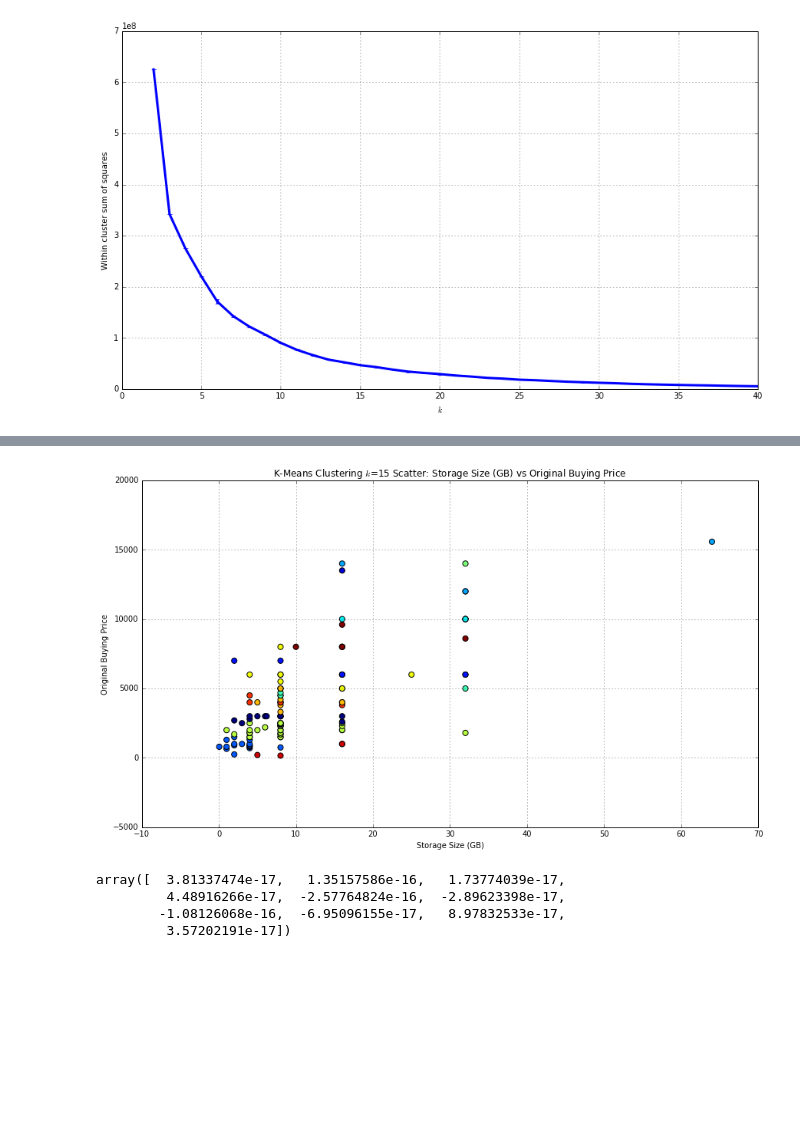
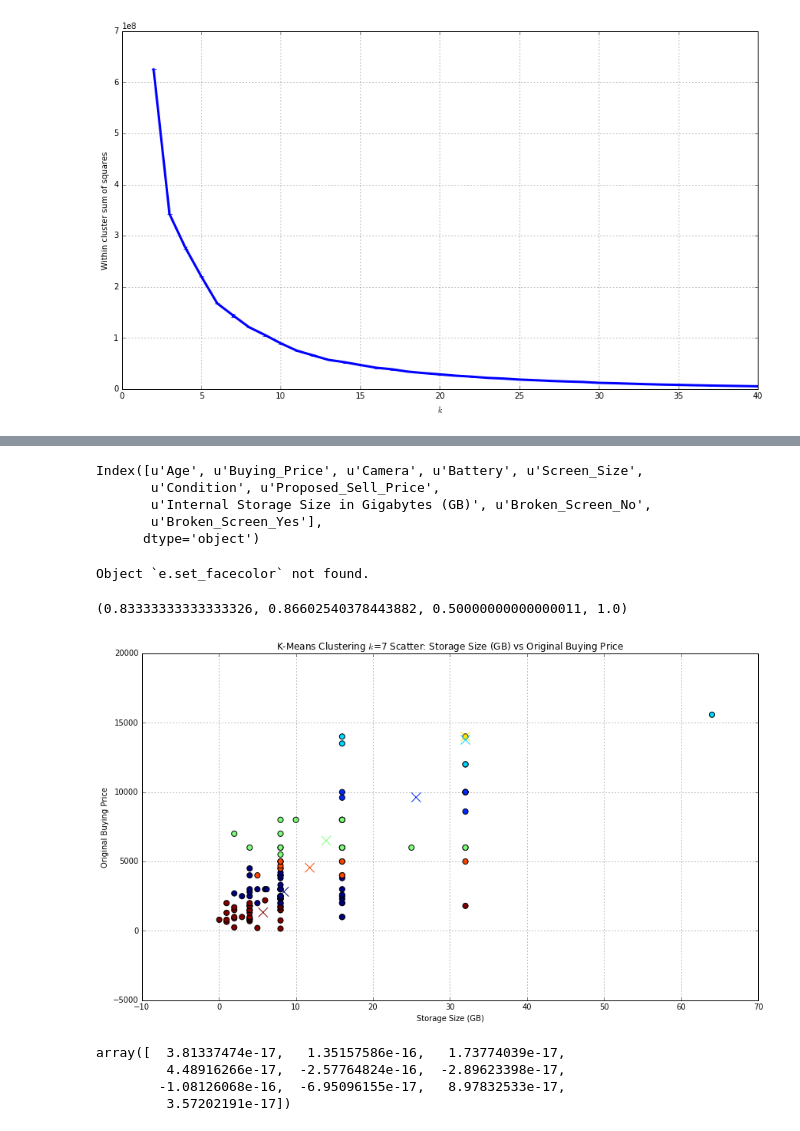
Before and after one commit to vukosim/aims-workshop-vm, a Jupyter notebook: notebooks/1-data-exploration-sell-phone-unsupervised-learning.ipynb, the cells around one changed output, grey strips where cells are left out. Saved outputs shown, nothing was run; the diff lists cells and outputs as text; code cells hidden in the pictures; blank space fills up the shorter version.

```diff
--- a/notebooks/1-data-exploration-sell-phone-unsupervised-learning.ipynb
+++ b/notebooks/1-data-exploration-sell-phone-unsupervised-learning.ipynb
@@ -98,15 +98,20 @@ X = df_continuous.values
 reps = 5
 # %%
 within_cluster = []
+silhouette = []
 x_range = range(2,41)
 for k in x_range:
     temp_wc = []
+    temp_si = []
     for i in range(reps):
         clf = KMeans(n_clusters=k,n_jobs=-1)
         clf.fit(X)
         temp_wc.append(clf.inertia_)
+        temp_si.append(silhouette_score(X, clf.predict(X)))
     within_cluster.append(temp_wc)
+    silhouette.append(temp_si)
 within_cluster = np.array(within_cluster)
+silhouette = np.array(silhouette)
 # %%
 pyplot.errorbar(x_range,np.mean(within_cluster,axis=1),
                 yerr = np.std(within_cluster,axis=1), linewidth=linewidth)
@@ -118,5 +131,5 @@ plt.grid()
 # %%
-k = 15
+k = 7
 # %%
 clf = KMeans(n_clusters=k,n_jobs=-1)
 clf.fit(X)
@@ -127,14 +140,32 @@ cluster_colors = []
+# %%
+df_continuous.columns
+# %% [output]
+Index([u'Age', u'Buying_Price', u'Camera', u'Battery', u'Screen_Size',
+       u'Condition', u'Proposed_Sell_Price',
+       u'Internal Storage Size in Gigabytes (GB)', u'Broken_Screen_No',
+       u'Broken_Screen_Yes'],
+      dtype='object')
+# %%
+e.set_facecolor?
+# %% [output]
+Object `e.set_facecolor` not found.
+# %%
+tuple(c[i])
+# %% [output]
+(0.83333333333333326, 0.86602540378443882, 0.50000000000000011, 1.0)
 # %%
-plt.scatter(df_continuous['Internal Storage Size in Gigabytes (GB)'],
-            df_continuous.Buying_Price, c=cluster_labels,
-            s=50,label=cluster_labels)
+x_in = -3
+y_in = 1
+plt.scatter(X[:,x_in],X[:,y_in], s=50,label=cluster_labels,c=cluster_labels)
+plt.scatter(clf.cluster_centers_[:,-3],clf.cluster_centers_[:,1],marker='x',s=150,c=range(k))
+
 plt.title("Clustering Bag Words $k=20$",fontsize=20)
 plt.title("K-Means Clustering $k$=" + str(k)+ " Scatter: Storage Size (GB) vs Original Buying Price")
 plt.xlabel("Storage Size (GB)")
 plt.ylabel("Original Buying Price")
 plt.grid()
 # %% [output]
-[figure, old version]
+[figure, new version]
 # %%
 X_standardised = (df_continuous.values -np.mean(df_continuous.values,axis=0))/np.std(df_continuous.values,axis=0)
 # %%
```
Also changed, not shown: parts of 8 cells of this notebook, 6 other files.
